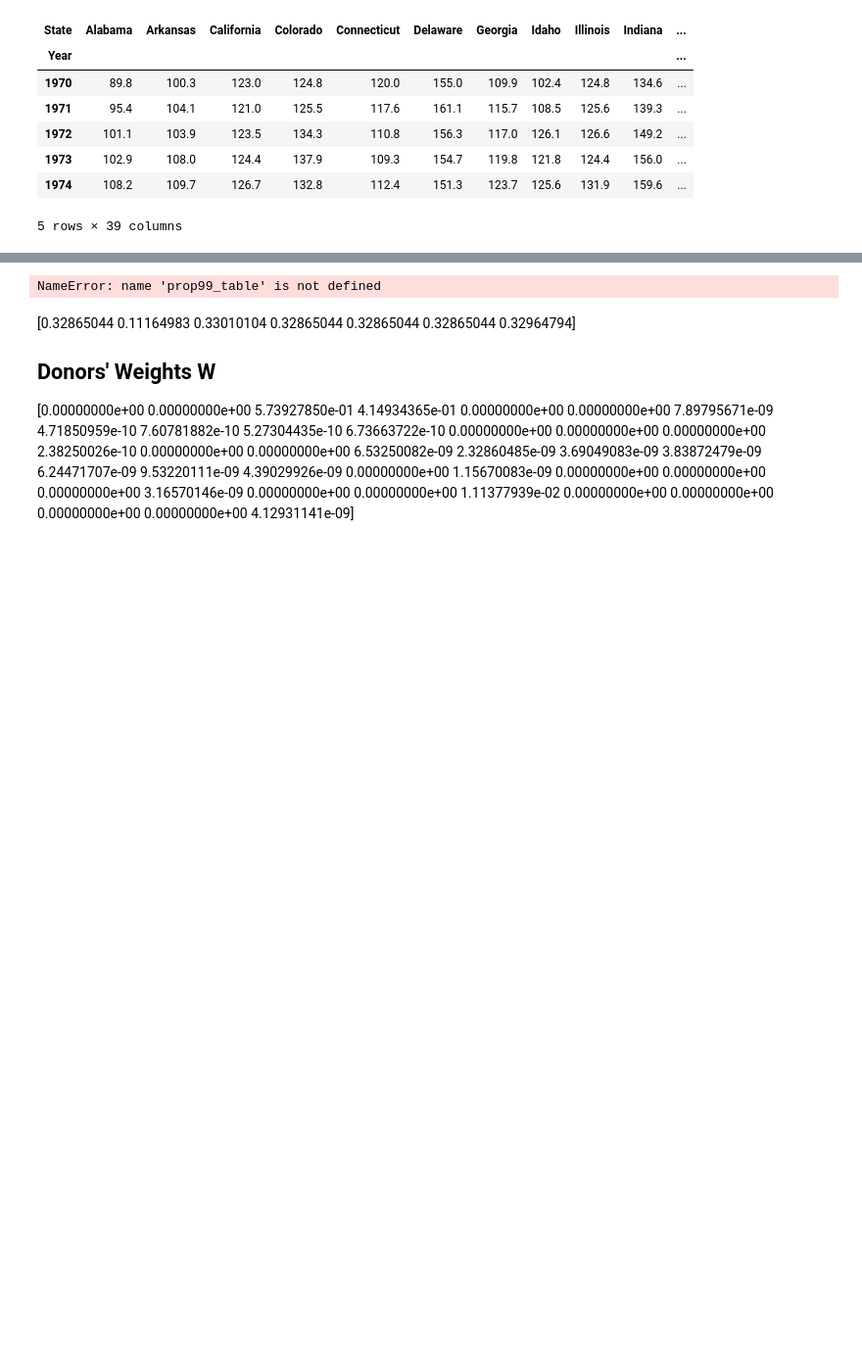
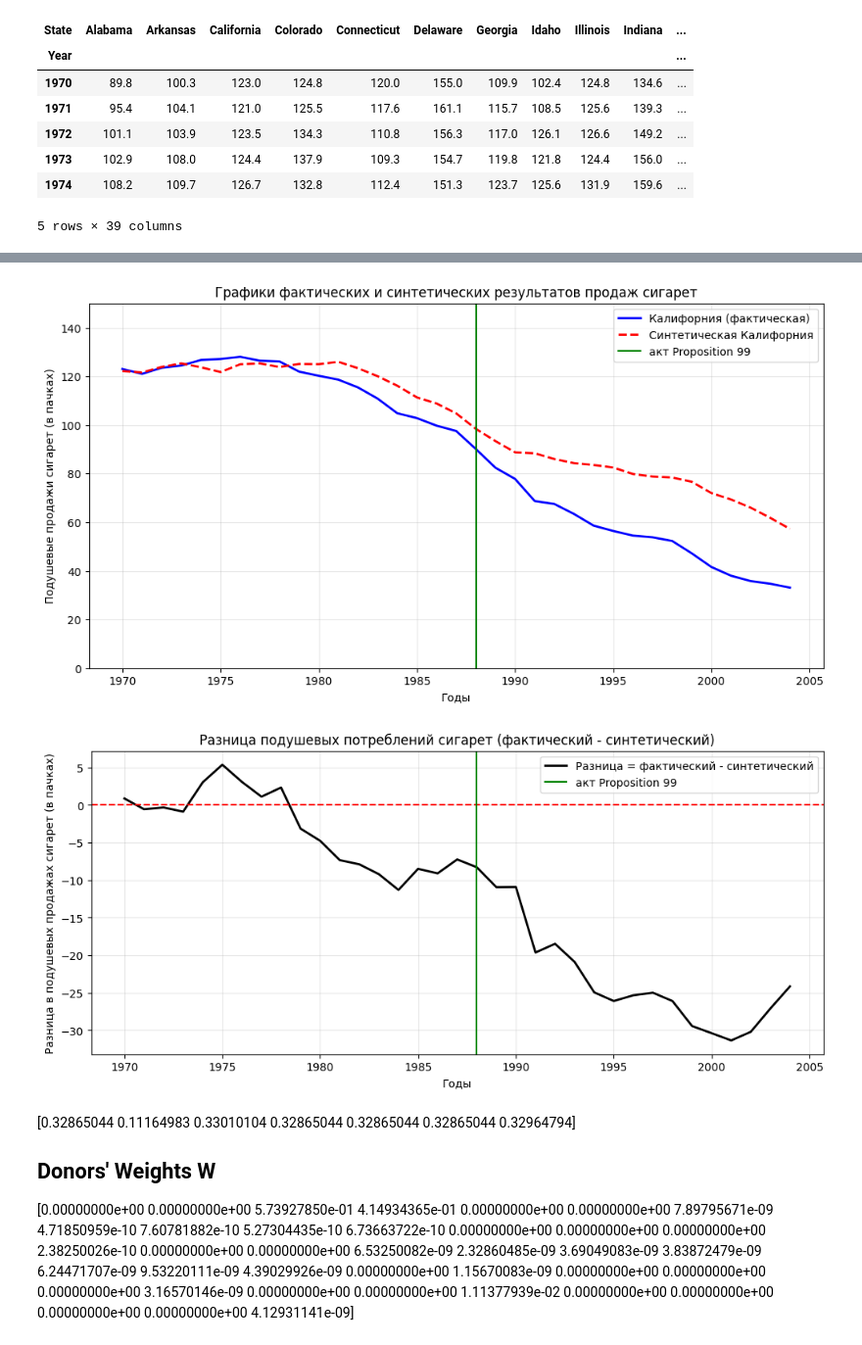
Before and after one commit to Altay02/SCMCourseWork, a Jupyter notebook: cigarette.ipynb, the cells around one changed output, grey strips where cells are left out. Shown at 98% size. Saved outputs shown, nothing was run; the diff lists cells and outputs as text; code cells hidden in the pictures; blank space fills up the shorter version.

```diff
--- a/cigarette.ipynb
+++ b/cigarette.ipynb
@@ -134,31 +134,23 @@ from matplotlib import pyplot as plt
 
 # -----------------------
 import sys
-import importlib
-
-# Добавляем путь к вашей библиотеке в системный путь
 sys.path.append('/content/drive/MyDrive/ColabNotebooks/SCMCourseWork/src/scmlib')
 
-# Принудительно перезагружаем модуль main, чтобы убедиться, что используется новая версия
-if 'scmsolver2' in sys.modules:
-    scmsolver2 = importlib.reload(sys.modules['scmsolver2'])
-else:
-    import scmsolver2
-
-# Теперь мы можем импортировать функцию из нашего модуля
-from scmsolver2 import synth_tables
 import scmsolver
 from scmsolver import scm_solve
 from scmsolver import basic_dataprep
 
-prop99_table = scmsolver.basic_dataprep(primary_predictors_df,
+X0, X1, Y0_pre, Y1_pre, Y0, Y1 = scmsolver.basic_dataprep(primary_predictors_df,
                              primary_outcomes_df,
                              'California',
                              primary_predictors_df.columns.drop('California').tolist(),
                              list(range(1970, 1989)), list(range(1970, 2005)))
 # synth_tables = synth_Y1, Y1, matrix_V, vector_W, predictors_table, outcomes_table
 
+res = scmsolver.scm_solve(Y0.values, Y0_pre.values, Y1_pre.values, X0.values, X1.values) # returned: {V, W, Y_1_synth}
 
+# synth_tables = synth_Y1, Y1, matrix_V, vector_W, predictors_table, outcomes_table
+cigarette_table = [res['Y_1_synth'], Y1, res['V'], res['W'], primary_predictors_df, primary_outcomes_df]
 
-plot(prop99_table)
+plot(cigarette_table)
 # %% [output]
@@ -196,41 +173,42 @@ Outcomes Table
 # %%
 import matplotlib.pyplot as plt
 import numpy as np
 import pandas as pd
 # germany_table = synth_Y1, Y1, matrix_V, vector_W, predictors_table, outcomes_table
 # 1. Расчет временного ряда на основе весов Абади
 years = np.arange(1970, 2005)
 # Y_0_synth_abadie = Y_1_cigarette @ W_opt_abadie
-Y1_synth = prop99_table[0]
-Y1 = prop99_table[1]
+Y1_synth = cigarette_table[0]
+Y1 = cigarette_table[1]
 # 2. Построение графика: Реальная vs Синтетическая Калифорния
 plt.figure(figsize=(12, 6))
 plt.plot(years, Y1, 'blue', label='Калифорния (фактическая)', linewidth=2)
-plt.plot(years, Y1_synth, 'b-', label='Синтетическая Калифорния', linewidth=2)
-plt.axvline(x=1988, color='red', linestyle=':', label='Proposition 99')
-plt.title('График: Подушевое потребление сигарет')
+plt.plot(years, Y1_synth, 'r--', label='Синтетическая Калифорния', linewidth=2)
+plt.axvline(x=1988, color='green', linestyle='-', label='акт Proposition 99')
+plt.title('Графики фактических и синтетических результатов продаж сигарет')
 plt.xlabel('Годы')
-plt.ylabel('Подушевое потребление сигарет')
+plt.ylabel('Подушевые продажи сигарет (в пачках)')
 plt.ylim(0, 150)
 plt.legend()
 plt.grid(True, alpha=0.3)
 plt.show()
 
 # 3. График разности (Gap Plot)
-gap_abadie = Y1 - Y1_synth
+gap = Y1 - Y1_synth
 
 plt.figure(figsize=(12, 5))
-plt.plot(years, gap_abadie, 'k-', linewidth=2)
+plt.plot(years, gap, 'k-', linewidth=2, label='Разница = фактический - синтетический')
 plt.axhline(y=0, color='red', linestyle='--')
-plt.axvline(x=1988, color='gray', linestyle=':', label='Proposition 99')
+plt.axvline(x=1988, color='green', linestyle='-', label='акт Proposition 99')
 plt.title('Разница подушевых потреблений сигарет (фактический - синтетический)')
-plt.xlabel('Год')
-plt.ylabel('Разница в подушевом потреблении сигарет')
+plt.xlabel('Годы')
+plt.ylabel('Разница в подушевых продажах сигарет (в пачках)')
 plt.grid(True, alpha=0.3)
 plt.legend()
 plt.show()
 # %% [output]
-NameError: name 'prop99_table' is not defined
+[figure, added]
+[figure, added]
 # %% [markdown]
 [0.32865044 0.11164983 0.33010104 0.32865044 0.32865044 0.32865044
  0.32964794]
```
Also changed, not shown: parts of 1 cell of this notebook.
